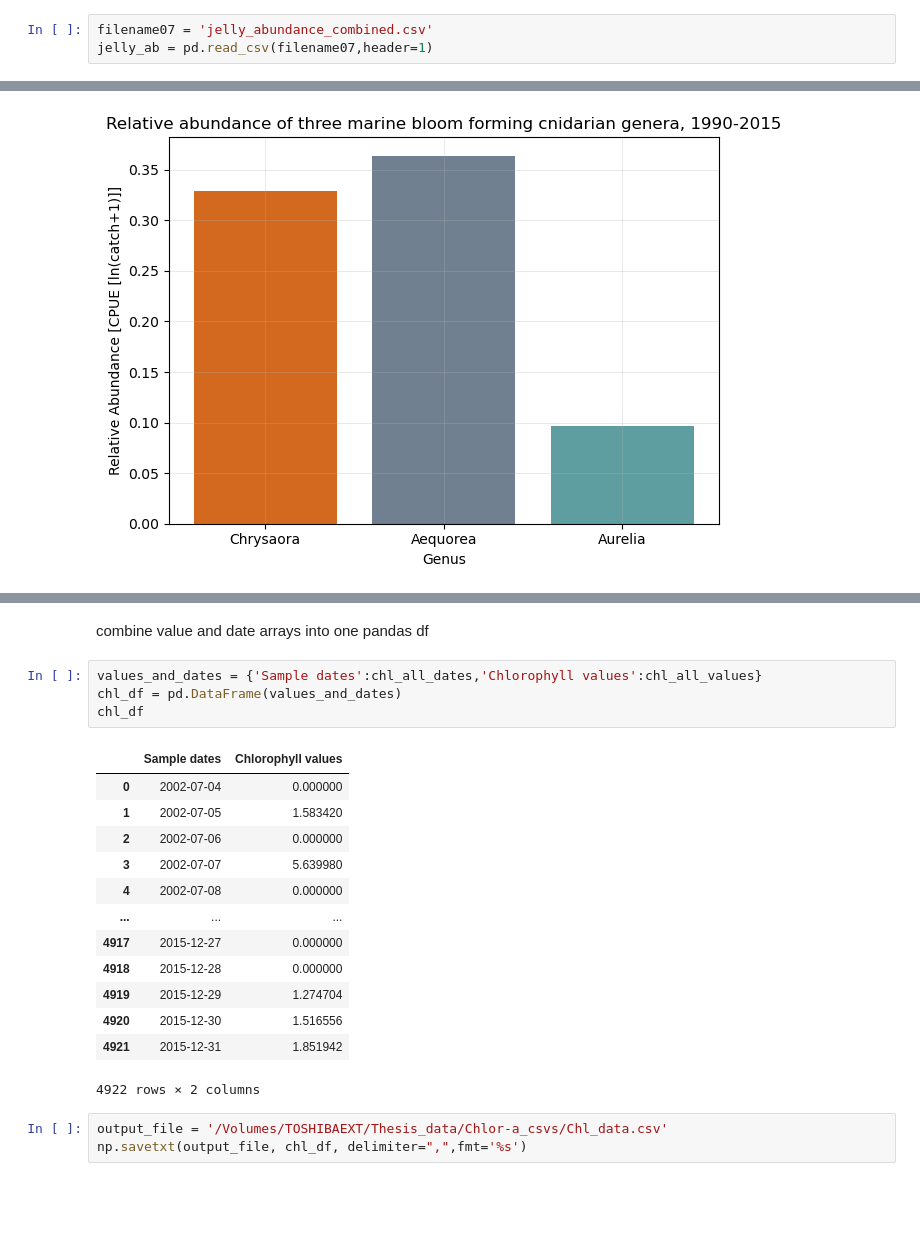
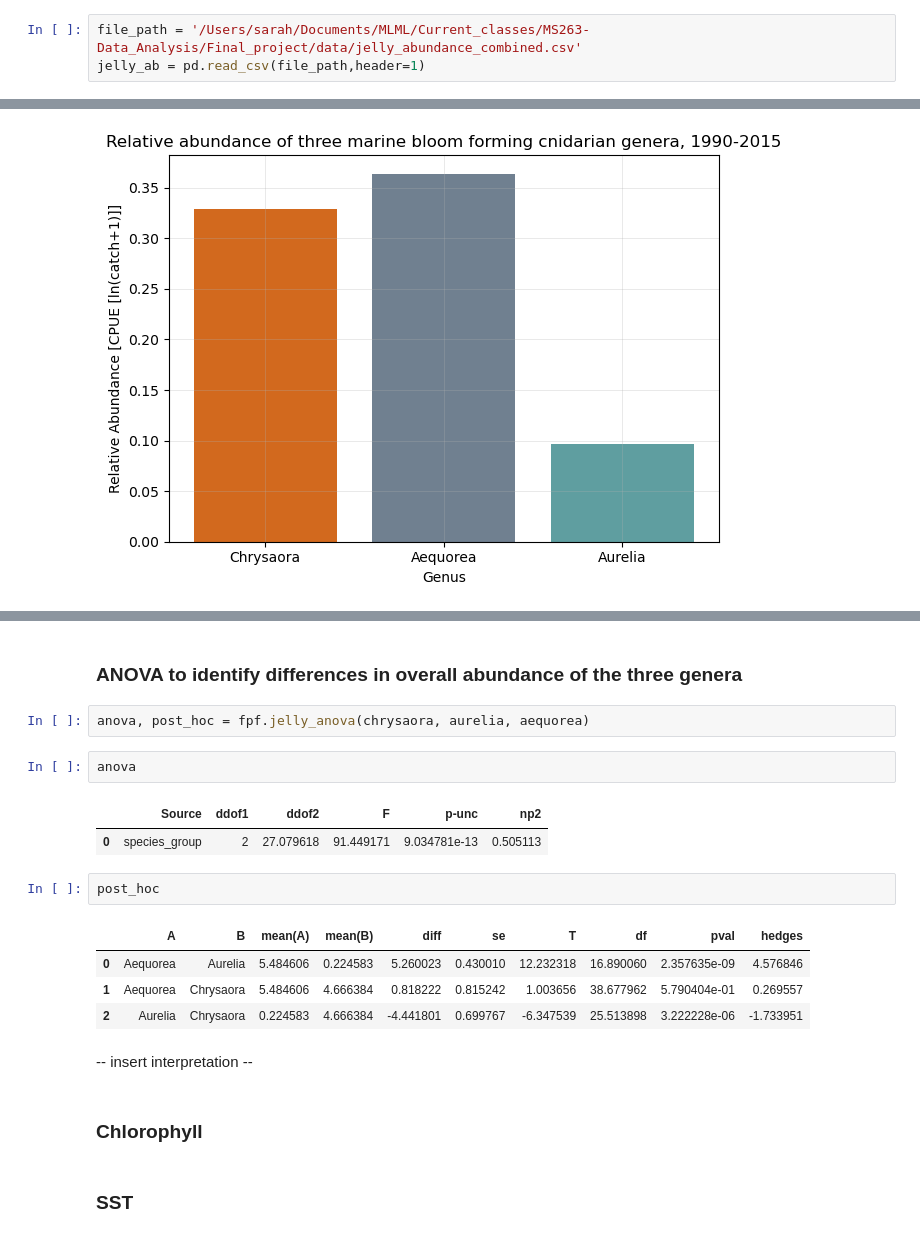
Before and after one commit to sjoh18/MS263-Final-Project, a Jupyter notebook: Final_project.ipynb, the cells around one changed output, grey strips where cells are left out. Saved outputs shown, nothing was run; the diff lists cells and outputs as text; blank space fills up the shorter version.

Commit message:
finished processing chl and sst data, started analysis on jelly data

```diff
--- a/Final_project.ipynb
+++ b/Final_project.ipynb
@@ -15,8 +12,8 @@ please provide us feedback at https://github.com/pandas-dev/pandas/issues/54466
 # %% [markdown]
 ### Jellyfish abundance data: timeseries and relative abundance
 # %%
-filename07 = 'jelly_abundance_combined.csv'
-jelly_ab = pd.read_csv(filename07,header=1)
+file_path = '/Users/sarah/Documents/MLML/Current_classes/MS263-Data_Analysis/Final_project/data/jelly_abundance_combined.csv'
+jelly_ab = pd.read_csv(file_path,header=1)
 # %%
 jelly_ab
 # %% [output]
@@ -661,23 +144,22 @@ np.savetxt(output_file, chl_date_strings, delimiter=",", fmt='%s')
-# %% [markdown]
-combine value and date arrays into one pandas df
-# %%
-values_and_dates = {'Sample dates':chl_all_dates,'Chlorophyll values':chl_all_values}
-chl_df = pd.DataFrame(values_and_dates)
-chl_df
-# %% [output]
-|  | Sample dates | Chlorophyll values |
-| 0 | 2002-07-04 | 0.000000 |
-| 1 | 2002-07-05 | 1.583420 |
-| 2 | 2002-07-06 | 0.000000 |
-| 3 | 2002-07-07 | 5.639980 |
-| 4 | 2002-07-08 | 0.000000 |
-| ... | ... | ... |
-| 4917 | 2015-12-27 | 0.000000 |
-| 4918 | 2015-12-28 | 0.000000 |
-| 4919 | 2015-12-29 | 1.274704 |
-| 4920 | 2015-12-30 | 1.516556 |
-| 4921 | 2015-12-31 | 1.851942 |
-4922 rows × 2 columns
-# %%
-output_file = '/Volumes/TOSHIBAEXT/Thesis_data/Chlor-a_csvs/Chl_data.csv'
-np.savetxt(output_file, chl_df, delimiter=",",fmt='%s')
+# %% [markdown]
+### ANOVA to identify differences in overall abundance of the three genera
+# %%
+anova, post_hoc = fpf.jelly_anova(chrysaora, aurelia, aequorea)
+# %%
+anova
+# %% [output]
+|  | Source | ddof1 | ddof2 | F | p-unc | np2 |
+| 0 | species_group | 2 | 27.079618 | 91.449171 | 9.034781e-13 | 0.505113 |
+# %%
+post_hoc
+# %% [output]
+|  | A | B | mean(A) | mean(B) | diff | se | T | df | pval | hedges |
+| 0 | Aequorea | Aurelia | 5.484606 | 0.224583 | 5.260023 | 0.430010 | 12.232318 | 16.890060 | 2.357635e-09 | 4.576846 |
+| 1 | Aequorea | Chrysaora | 5.484606 | 4.666384 | 0.818222 | 0.815242 | 1.003656 | 38.677962 | 5.790404e-01 | 0.269557 |
+| 2 | Aurelia | Chrysaora | 0.224583 | 4.666384 | -4.441801 | 0.699767 | -6.347539 | 25.513898 | 3.222228e-06 | -1.733951 |
+# %% [markdown]
+-- insert interpretation --
+# %% [markdown]
+### Chlorophyll
+# %% [markdown]
+### SST
```
Also changed, not shown: parts of 48 cells of this notebook, 1 other file.
